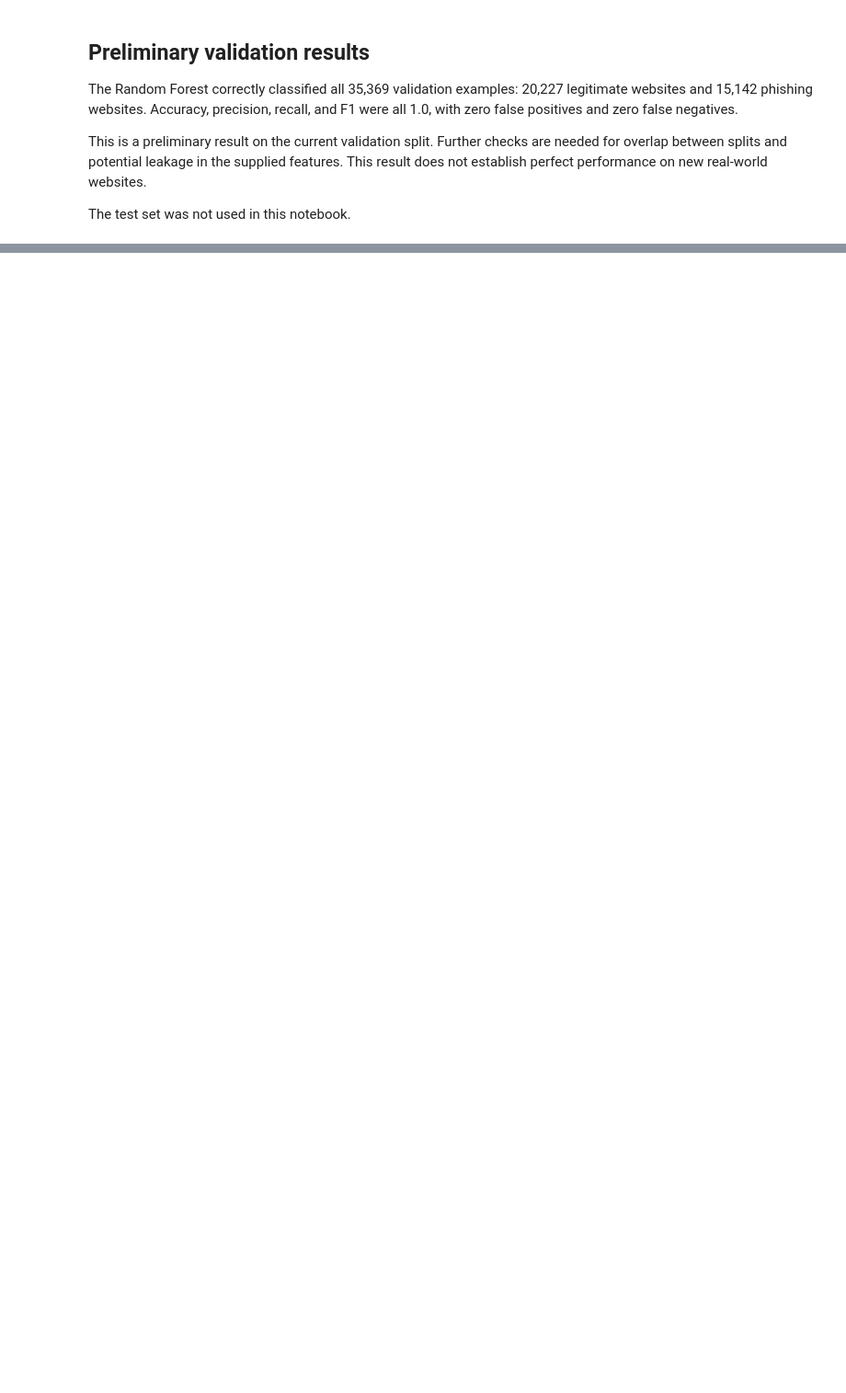
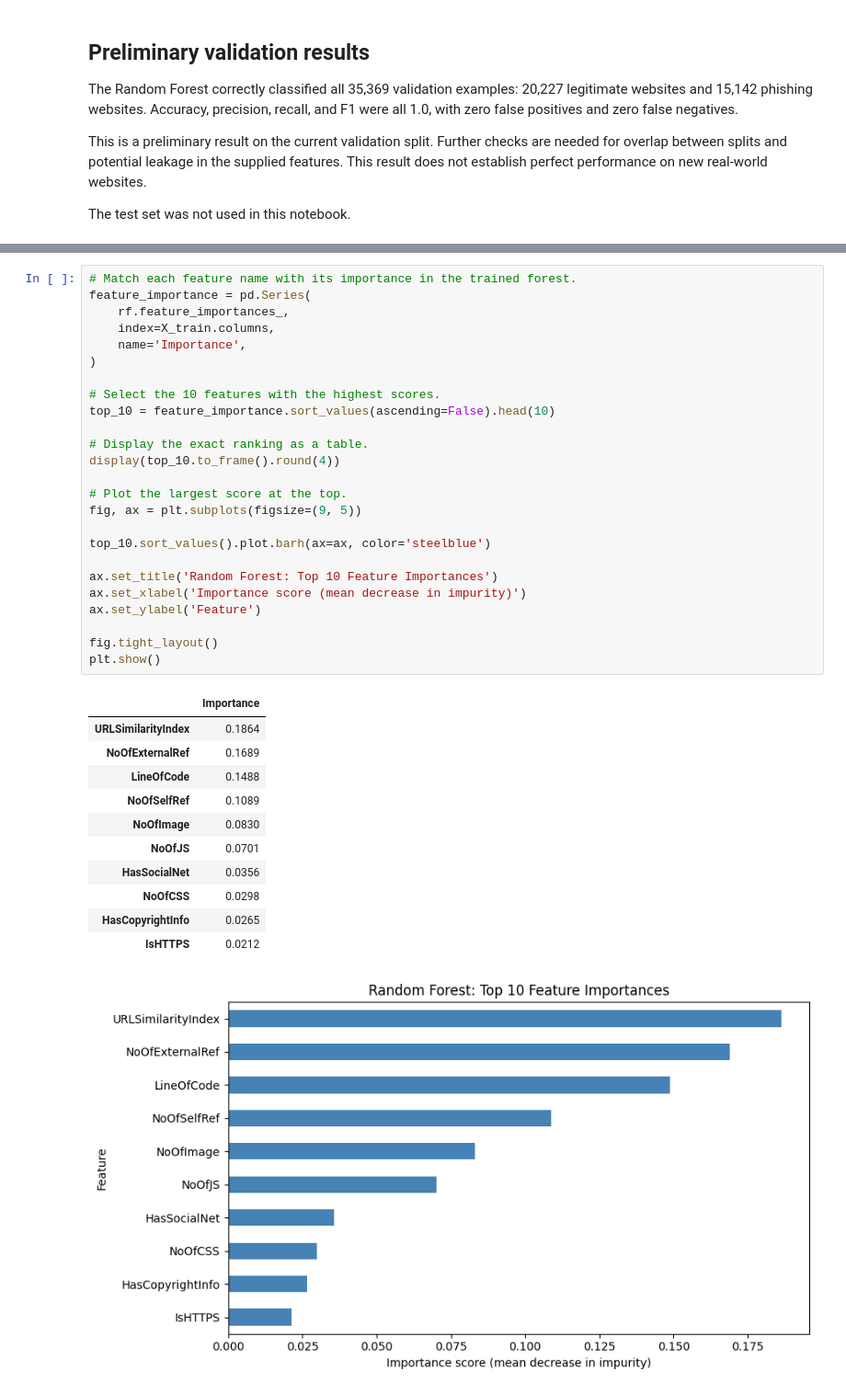
Before and after one commit to lilianam37/deep-minds, a Jupyter notebook: notebooks/03_random_forest.ipynb, the cells around one changed output, grey strips where cells are left out. Shown at 92% size. Saved outputs shown, nothing was run; the diff lists cells and outputs as text; blank space fills up the shorter version.

Commit message:
Add Random Forest feature importance analysis

```diff
--- a/notebooks/03_random_forest.ipynb
+++ b/notebooks/03_random_forest.ipynb
@@ -223,0 +233,38 @@ The test set was not used in this notebook.
+# %%
+# Match each feature name with its importance in the trained forest.
+feature_importance = pd.Series(
+    rf.feature_importances_,
+    index=X_train.columns,
+    name='Importance',
+)
+
+# Select the 10 features with the highest scores.
+top_10 = feature_importance.sort_values(ascending=False).head(10)
+
+# Display the exact ranking as a table.
+display(top_10.to_frame().round(4))
+
+# Plot the largest score at the top.
+fig, ax = plt.subplots(figsize=(9, 5))
+
+top_10.sort_values().plot.barh(ax=ax, color='steelblue')
+
+ax.set_title('Random Forest: Top 10 Feature Importances')
+ax.set_xlabel('Importance score (mean decrease in impurity)')
+ax.set_ylabel('Feature')
+
+fig.tight_layout()
+plt.show()
+# %% [output]
+|  | Importance |
+| URLSimilarityIndex | 0.1864 |
+| NoOfExternalRef | 0.1689 |
+| LineOfCode | 0.1488 |
+| NoOfSelfRef | 0.1089 |
+| NoOfImage | 0.0830 |
+| NoOfJS | 0.0701 |
+| HasSocialNet | 0.0356 |
+| NoOfCSS | 0.0298 |
+| HasCopyrightInfo | 0.0265 |
+| IsHTTPS | 0.0212 |
+[figure, added]
```
Also changed, not shown: parts of 3 cells of this notebook.
